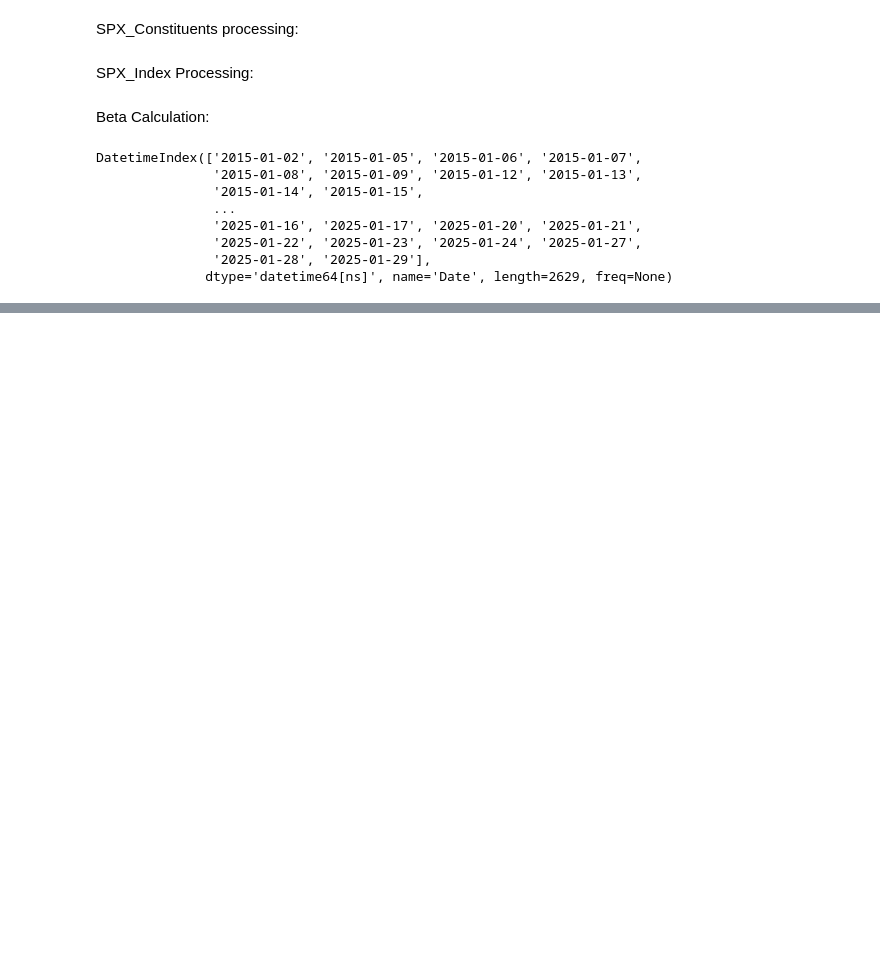
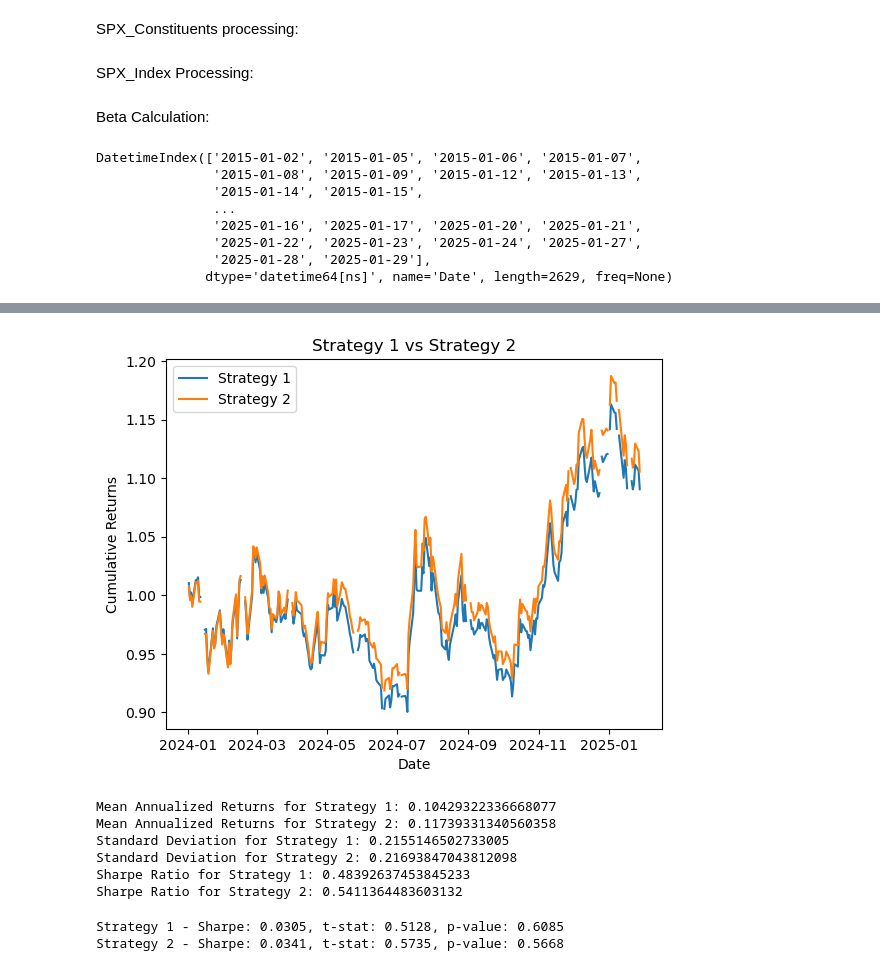
Before and after one commit to tryt0c0de/SMB_IAQF, a Jupyter notebook: beta_weighted_test.ipynb, the cells around one changed output, grey strips where cells are left out. Drawn from its saved outputs; the diff is of its cells as text; code cells hidden in the pictures; blank space fills up the shorter version.

```diff
--- a/beta_weighted_test.ipynb
+++ b/beta_weighted_test.ipynb
@@ -209,0 +410,53 @@ plt.plot(cum_returns_top_50, label="Top 50 Betas")
+# %%
+strategy_1 = mean_returns_top_200-mean_returns_top_50
+strategy_2 = russ_beta_weighted_portfolio['returns'] - sp_beta_weighted_portfolio['returns']
+strategy_cumulative_returns_1 = (1 + strategy_1).cumprod()
+strategy_cumulative_returns_2 = (1 + strategy_2).cumprod()
+plt.plot(strategy_cumulative_returns_1, label="Strategy 1")
+plt.plot(strategy_cumulative_returns_2, label="Strategy 2")
+plt.title("Strategy 1 vs Strategy 2")
+plt.xlabel("Date")
+plt.ylabel("Cumulative Returns")
+plt.legend()
+plt.show()
+print(f"Mean Annualized Returns for Strategy 1: {strategy_1.mean()*252}")
+print(f"Mean Annualized Returns for Strategy 2: {strategy_2.mean()*252}")
+print(f"Standard Deviation for Strategy 1: {strategy_1.std()*np.sqrt(252)}")
+print(f"Standard Deviation for Strategy 2: {strategy_2.std()*np.sqrt(252)}")
+# Calculate the Sharpe Ratio for both strategies
+sharpe_ratio_1 = strategy_1.mean() / strategy_1.std()
+sharpe_ratio_2 = strategy_2.mean() / strategy_2.std()
+print(f"Sharpe Ratio for Strategy 1: {sharpe_ratio_1*np.sqrt(252)}")
+print(f"Sharpe Ratio for Strategy 2: {sharpe_ratio_2*np.sqrt(252)}")
+# %% [output]
+[figure, added]
+Mean Annualized Returns for Strategy 1: 0.10429322336668077
+Mean Annualized Returns for Strategy 2: 0.11739331340560358
+Standard Deviation for Strategy 1: 0.2155146502733005
+Standard Deviation for Strategy 2: 0.21693847043812098
+Sharpe Ratio for Strategy 1: 0.48392637453845233
+Sharpe Ratio for Strategy 2: 0.5411364483603132
+# %%
+import scipy.stats as stats
+
+# For strategy_1
+n_1 = len(strategy_1)  # Number of observations
+sharpe_ratio_1 = strategy_1.mean() / strategy_1.std()
+# The t-statistic when testing if Sharpe = 0
+t_stat_1 = sharpe_ratio_1 * np.sqrt(n_1)
+# P-value (two-tailed test)
+p_value_1 = 2 * (1 - stats.t.cdf(abs(t_stat_1), df=n_1-1))
+
+# For strategy_2
+n_2 = len(strategy_2)  # Number of observations
+sharpe_ratio_2 = strategy_2.mean() / strategy_2.std()
+# The t-statistic when testing if Sharpe = 0
+t_stat_2 = sharpe_ratio_2 * np.sqrt(n_2)
+# P-value (two-tailed test)
+p_value_2 = 2 * (1 - stats.t.cdf(abs(t_stat_2), df=n_2-1))
+
+print(f"Strategy 1 - Sharpe: {sharpe_ratio_1:.4f}, t-stat: {t_stat_1:.4f}, p-value: {p_value_1:.4f}")
+print(f"Strategy 2 - Sharpe: {sharpe_ratio_2:.4f}, t-stat: {t_stat_2:.4f}, p-value: {p_value_2:.4f}")
+# %% [output]
+Strategy 1 - Sharpe: 0.0305, t-stat: 0.5128, p-value: 0.6085
+Strategy 2 - Sharpe: 0.0341, t-stat: 0.5735, p-value: 0.5668
```
Also changed, not shown: parts of 17 cells of this notebook, 4 other files.
